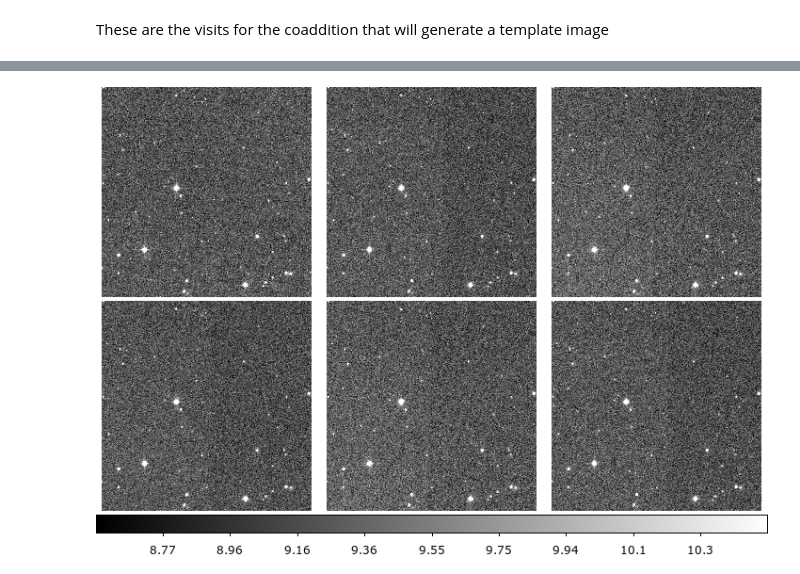
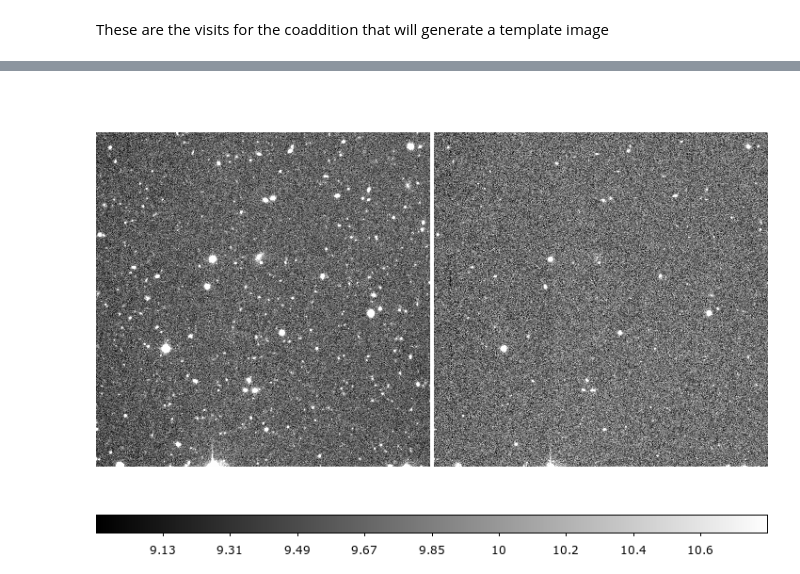
Before and after one commit to DominiqueFouchez/Subtraction_Notebooks, a Jupyter notebook: Coaddition_for_subtraction.ipynb, the cells around one changed output, grey strips where cells are left out. Cells and saved outputs as stored; diff of their text form; code cells hidden in the pictures.

```diff
--- a/Coaddition_for_subtraction.ipynb
+++ b/Coaddition_for_subtraction.ipynb
@@ -21,9 +21,3 @@ Init for stack-based notebook
 execute_notebook("Init_for_stack.ipynb")
 # %% [markdown]
 Directory definition
-# %%
-#DATADIR="/sps/lsst/data/jreyes/CFHTLS"
-#DATADIR=os.environ['MY_DATA_DIR']
-#DATADIR="/renoir_data_02/fouchez/lsst_data/data/CFHTLS"
-DATADIR="/renoir_data_02/jpreyes/lsst_data/data/CFHTLS"
-RAWDIR="/renoir_data_02/lsst_data/CFHT/rawElixir"
@@ -163,16 +160,18 @@ SN!
 # %%
-imt = afwImage.ExposureF(DATADIR+"/output/coadd_r_dir/template/deepCoadd/r/0/21,34.fits")
-ims0 = afwImage.ExposureF(DATADIR+"/output/coadd_r_dir/subtract+0/deepCoadd/r/0/21,34.fits")
-imsp1 = afwImage.ExposureF(DATADIR+"/output/coadd_r_dir/subtract+1/deepCoadd/r/0/21,34.fits")
-imsp2 = afwImage.ExposureF(DATADIR+"/output/coadd_r_dir/subtract+2/deepCoadd/r/0/21,34.fits")
-imsm1 = afwImage.ExposureF(DATADIR+"/output/coadd_r_dir/subtract+1/deepCoadd/r/0/21,34.fits")
-imsm2 = afwImage.ExposureF(DATADIR+"/output/coadd_r_dir/subtract+2/deepCoadd/r/0/21,34.fits")
+#imcoord="0/21,34.fits"
+imcoord="1/34,1.fits"
+imt = afwImage.ExposureF(DATADIR+"/output/coadd_r_dir/template/deepCoadd/r/"+imcoord)
+ims0 = afwImage.ExposureF(DATADIR+"/output/coadd_r_dir/subtract+0/deepCoadd/r/"+imcoord)
+#imsp1 = afwImage.ExposureF(DATADIR+"/output/coadd_r_dir/subtract+1/deepCoadd/r/"+imcoord)
+#imsp2 = afwImage.ExposureF(DATADIR+"/output/coadd_r_dir/subtract+2/deepCoadd/r/"+imcoord)
+#imsm1 = afwImage.ExposureF(DATADIR+"/output/coadd_r_dir/subtract+1/deepCoadd/r/"+imcoord)
+#imsm2 = afwImage.ExposureF(DATADIR+"/output/coadd_r_dir/subtract+2/deepCoadd/r/"+imcoord)
 displayFrame(imt.getMaskedImage().getImage(),frame=1,title="coaddIm",path="template.png")
-displayFrame(imsm2.getMaskedImage().getImage(),frame=2,title="coaddIm",path="subm2.png")
-displayFrame(imsm1.getMaskedImage().getImage(),frame=3,title="coaddIm",path="subm1.png")
+#displayFrame(imsm2.getMaskedImage().getImage(),frame=2,title="coaddIm",path="subm2.png")
+#displayFrame(imsm1.getMaskedImage().getImage(),frame=3,title="coaddIm",path="subm1.png")
 displayFrame(ims0.getMaskedImage().getImage(),frame=4,title="coaddIm",path="sub0.png")
-displayFrame(imsp1.getMaskedImage().getImage(),frame=5,title="coaddIm",path="subp1.png")
-displayFrame(imsp2.getMaskedImage().getImage(),frame=6,title="coaddIm",path="subp2.png")
+#displayFrame(imsp1.getMaskedImage().getImage(),frame=5,title="coaddIm",path="subp1.png")
+#displayFrame(imsp2.getMaskedImage().getImage(),frame=6,title="coaddIm",path="subp2.png")
 displayDs9(path='allnights.png')
 # %% [output]
-[figure, old version]
+[figure, new version]
```
Also changed, not shown: parts of 8 cells of this notebook, 2 other files.
